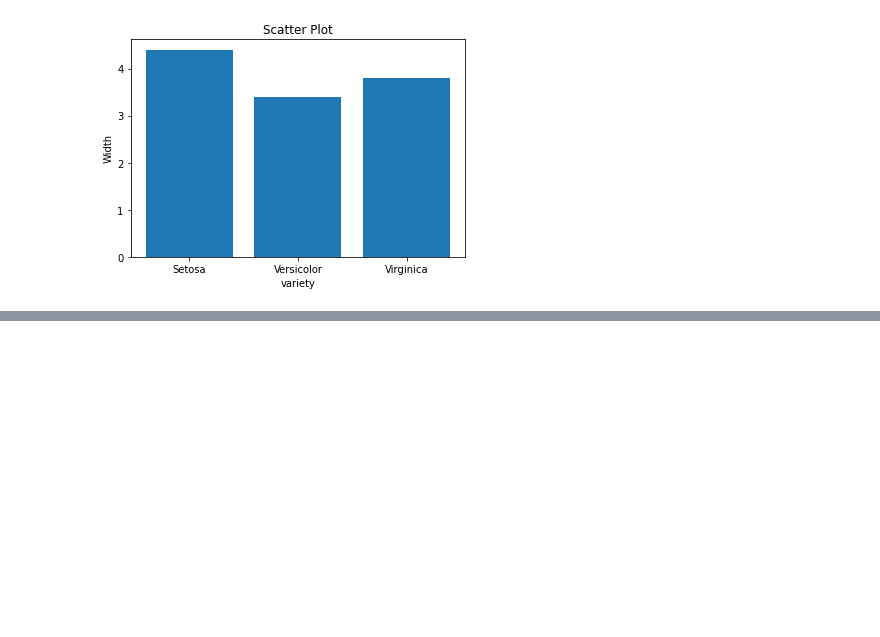
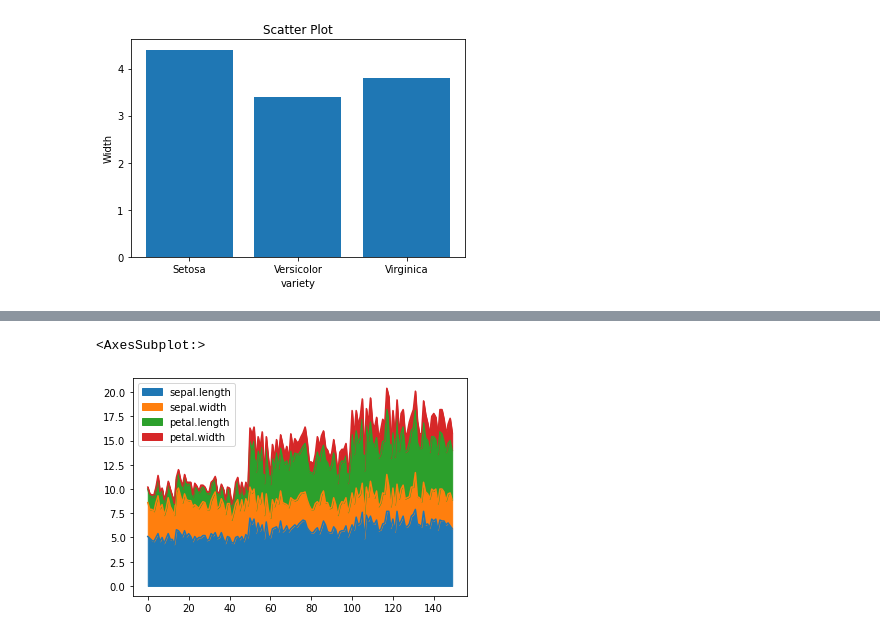
Before and after one commit to kabilan16/CloudLab, a Jupyter notebook: march24.ipynb, the cells around one changed output, grey strips where cells are left out. Cells and saved outputs as stored; diff of their text form; code cells hidden in the pictures; blank space fills up the shorter version.

```diff
--- a/march24.ipynb
+++ b/march24.ipynb
@@ -187,0 +203,5 @@ widthmean
+# %%
+data.plot.area()
+# %% [output]
+<AxesSubplot:>
+[figure, added]
```
Also changed, not shown: parts of 8 cells of this notebook.
